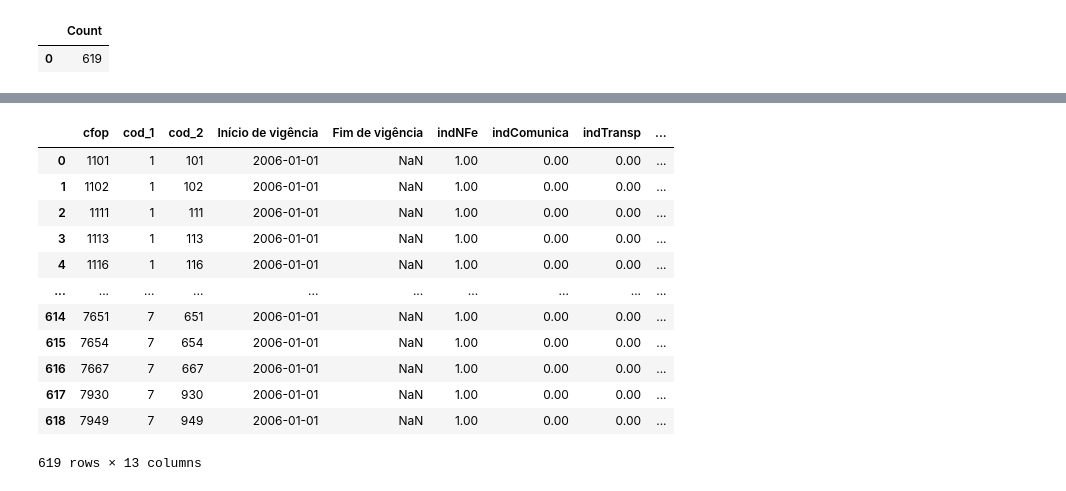
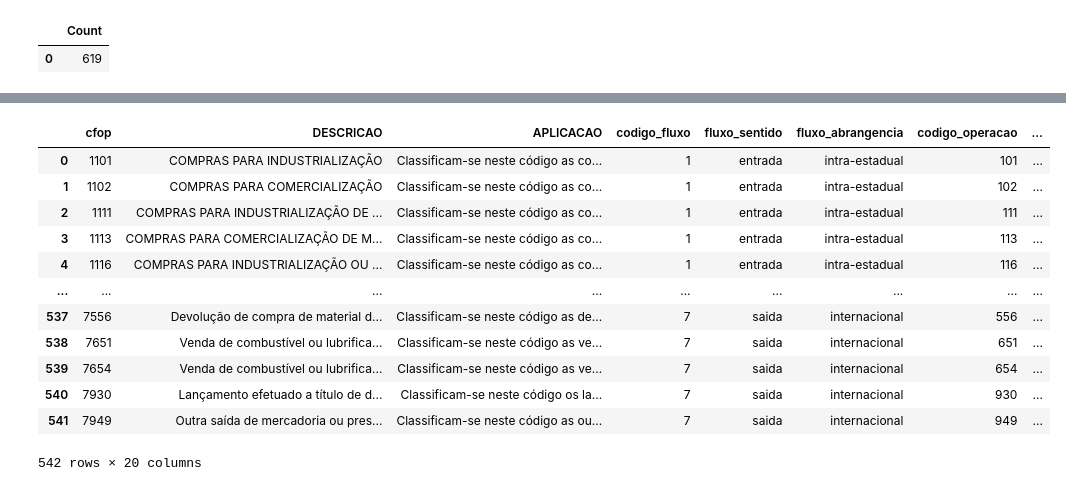
Before and after one commit to fredguth/mgi-mira-pipelines, a Jupyter notebook: nbs/compras_governo_mgi.ipynb, the cells around one changed output, grey strips where cells are left out. Cells and saved outputs as stored; diff of their text form; code cells hidden in the pictures.

Commit message:
add cfop logic

```diff
--- a/nbs/compras_governo_mgi.ipynb
+++ b/nbs/compras_governo_mgi.ipynb
@@ -410,16 +490,16 @@ ORDER BY cod_1, cod_2
 # %%
-db.query("FROM raw.cfop2").df()
+db.query("FROM mgi.cfop").df()
 # %% [output]
-|  | cfop | cod_1 | cod_2 | Início de vigência | Fim de vigência | indNFe | indComunica | indTransp | ... |
-| 0 | 1101 | 1 | 101 | 2006-01-01 | NaN | 1.00 | 0.00 | 0.00 | ... |
-| 1 | 1102 | 1 | 102 | 2006-01-01 | NaN | 1.00 | 0.00 | 0.00 | ... |
-| 2 | 1111 | 1 | 111 | 2006-01-01 | NaN | 1.00 | 0.00 | 0.00 | ... |
-| 3 | 1113 | 1 | 113 | 2006-01-01 | NaN | 1.00 | 0.00 | 0.00 | ... |
-| 4 | 1116 | 1 | 116 | 2006-01-01 | NaN | 1.00 | 0.00 | 0.00 | ... |
-| ... | ... | ... | ... | ... | ... | ... | ... | ... | ... |
-| 614 | 7651 | 7 | 651 | 2006-01-01 | NaN | 1.00 | 0.00 | 0.00 | ... |
-| 615 | 7654 | 7 | 654 | 2006-01-01 | NaN | 1.00 | 0.00 | 0.00 | ... |
-| 616 | 7667 | 7 | 667 | 2006-01-01 | NaN | 1.00 | 0.00 | 0.00 | ... |
-| 617 | 7930 | 7 | 930 | 2006-01-01 | NaN | 1.00 | 0.00 | 0.00 | ... |
-| 618 | 7949 | 7 | 949 | 2006-01-01 | NaN | 1.00 | 0.00 | 0.00 | ... |
+|  | cfop | DESCRICAO | APLICACAO | codigo_fluxo | fluxo_sentido | fluxo_abrangencia | codigo_operacao | ... |
+| 0 | 1101 | COMPRAS PARA INDUSTRIALIZAÇÃO | Classificam-se neste código as co... | 1 | entrada | intra-estadual | 101 | ... |
+| 1 | 1102 | COMPRAS PARA COMERCIALIZAÇÃO | Classificam-se neste código as co... | 1 | entrada | intra-estadual | 102 | ... |
+| 2 | 1111 | COMPRAS PARA INDUSTRIALIZAÇÃO DE ... | Classificam-se neste código as co... | 1 | entrada | intra-estadual | 111 | ... |
+| 3 | 1113 | COMPRAS PARA COMERCIALIZAÇÃO DE M... | Classificam-se neste código as co... | 1 | entrada | intra-estadual | 113 | ... |
+| 4 | 1116 | COMPRAS PARA INDUSTRIALIZAÇÃO OU ... | Classificam-se neste código as co... | 1 | entrada | intra-estadual | 116 | ... |
+| ... | ... | ... | ... | ... | ... | ... | ... | ... |
+| 537 | 7556 | Devolução de compra de material d... | Classificam-se neste código as de... | 7 | saida | internacional | 556 | ... |
+| 538 | 7651 | Venda de combustível ou lubrifica... | Classificam-se neste código as ve... | 7 | saida | internacional | 651 | ... |
+| 539 | 7654 | Venda de combustível ou lubrifica... | Classificam-se neste código as ve... | 7 | saida | internacional | 654 | ... |
+| 540 | 7930 | Lançamento efetuado a título de d... | Classificam-se neste código os la... | 7 | saida | internacional | 930 | ... |
+| 541 | 7949 | Outra saída de mercadoria ou pres... | Classificam-se neste código as ou... | 7 | saida | internacional | 949 | ... |
-619 rows × 13 columns
+542 rows × 20 columns
```
Also changed, not shown: parts of 43 cells of this notebook, 1 other file.
